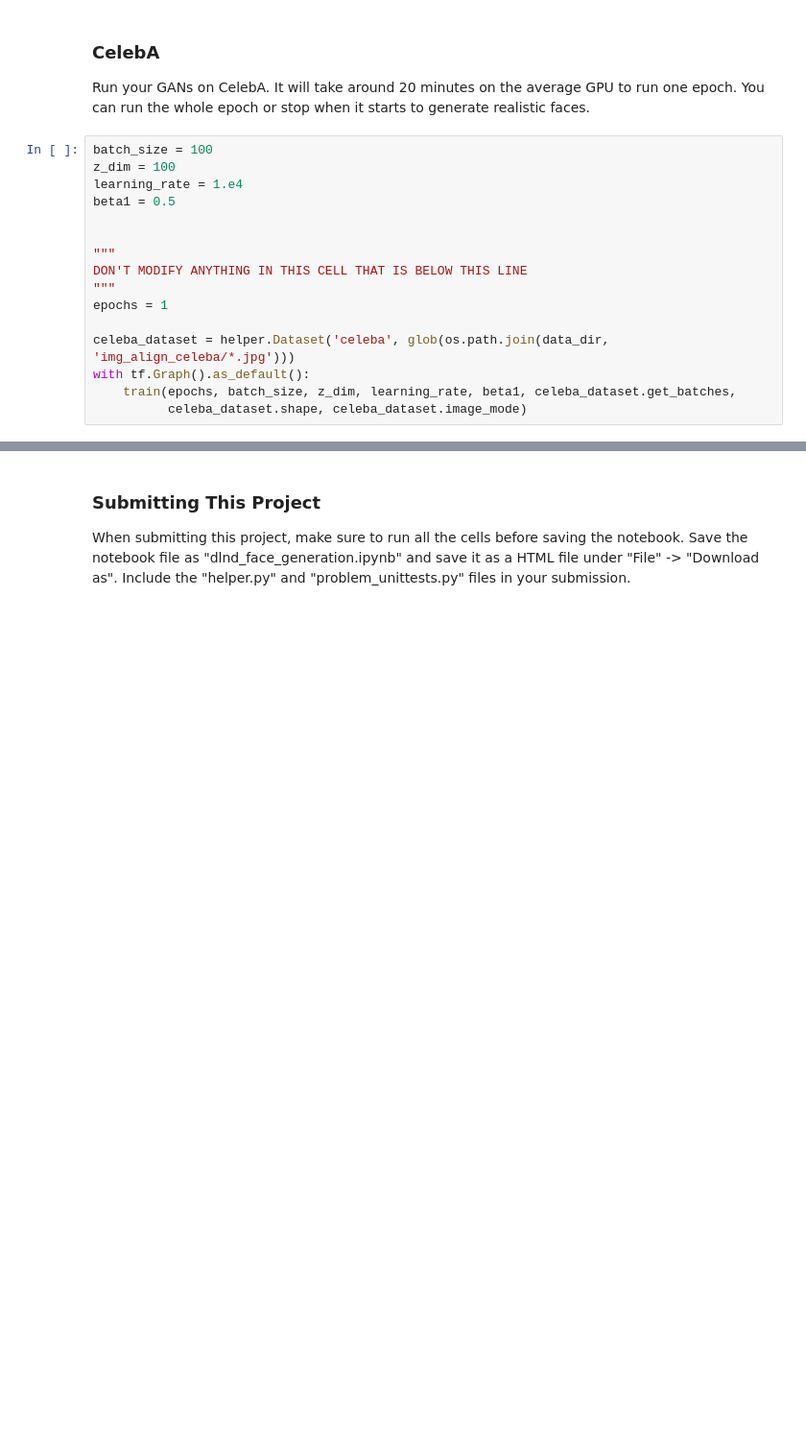
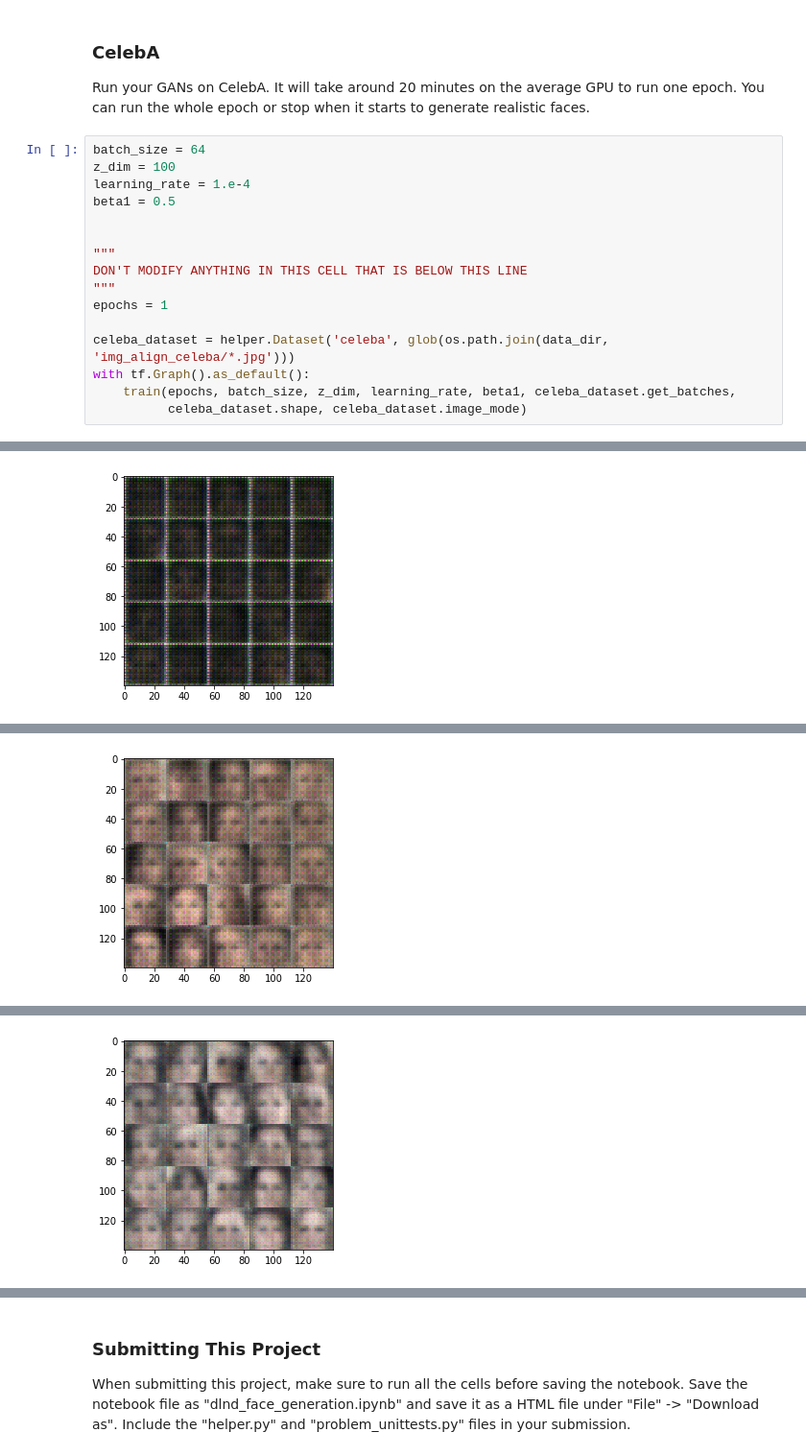
Before and after one commit to sicotfre/deep-learning, a Jupyter notebook: face_generation/dlnd_face_generation.ipynb, the cells around one changed output, grey strips where cells are left out. Shown at 96% size. Drawn from its saved outputs; the diff is of its cells as text; blank space fills up the shorter version.

```diff
--- a/face_generation/dlnd_face_generation.ipynb
+++ b/face_generation/dlnd_face_generation.ipynb
@@ -495,9 +503,9 @@ Epoch 1/2... Discriminator Loss: 0.7245... Generator Loss: 1.4830
 ### CelebA
 Run your GANs on CelebA.  It will take around 20 minutes on the average GPU to run one epoch.  You can run the whole epoch or stop when it starts to generate realistic faces.
 # %%
-batch_size = 100
+batch_size = 64
 z_dim = 100
-learning_rate = 1.e4
+learning_rate = 1.e-4
 beta1 = 0.5
 
 
@@ -510,3 +518,4 @@ celeba_dataset = helper.Dataset('celeba', glob(os.path.join(data_dir, 'img_align
 with tf.Graph().as_default():
     train(epochs, batch_size, z_dim, learning_rate, beta1, celeba_dataset.get_batches,
           celeba_dataset.shape, celeba_dataset.image_mode)
+# %% [output]
@@ -512,0 +532 @@ with tf.Graph().as_default():
+[figure, added]
@@ -512,0 +543 @@ with tf.Graph().as_default():
+[figure, added]
@@ -512,0 +554 @@ with tf.Graph().as_default():
+[figure, added]
```
Also changed, not shown: parts of 10 cells of this notebook.
